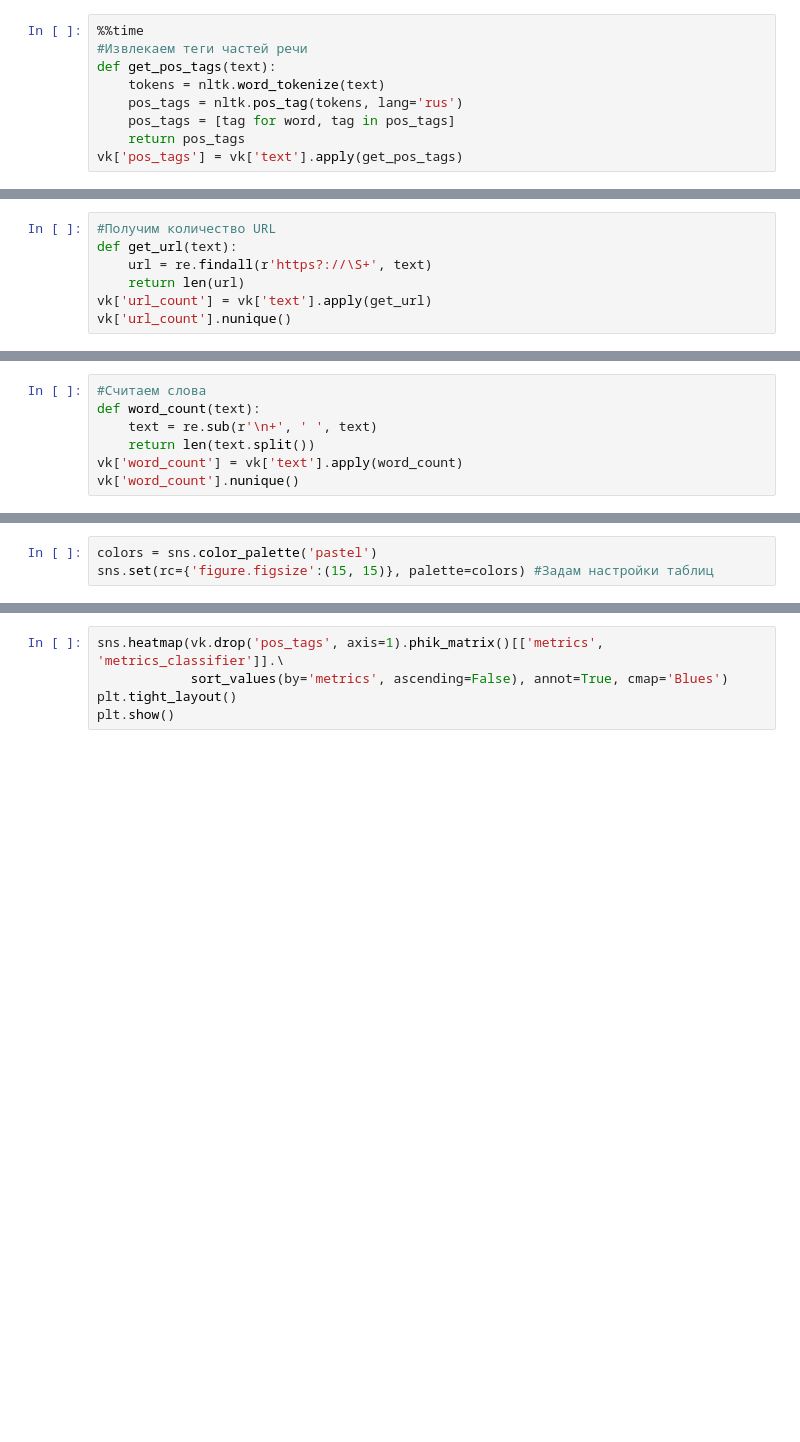
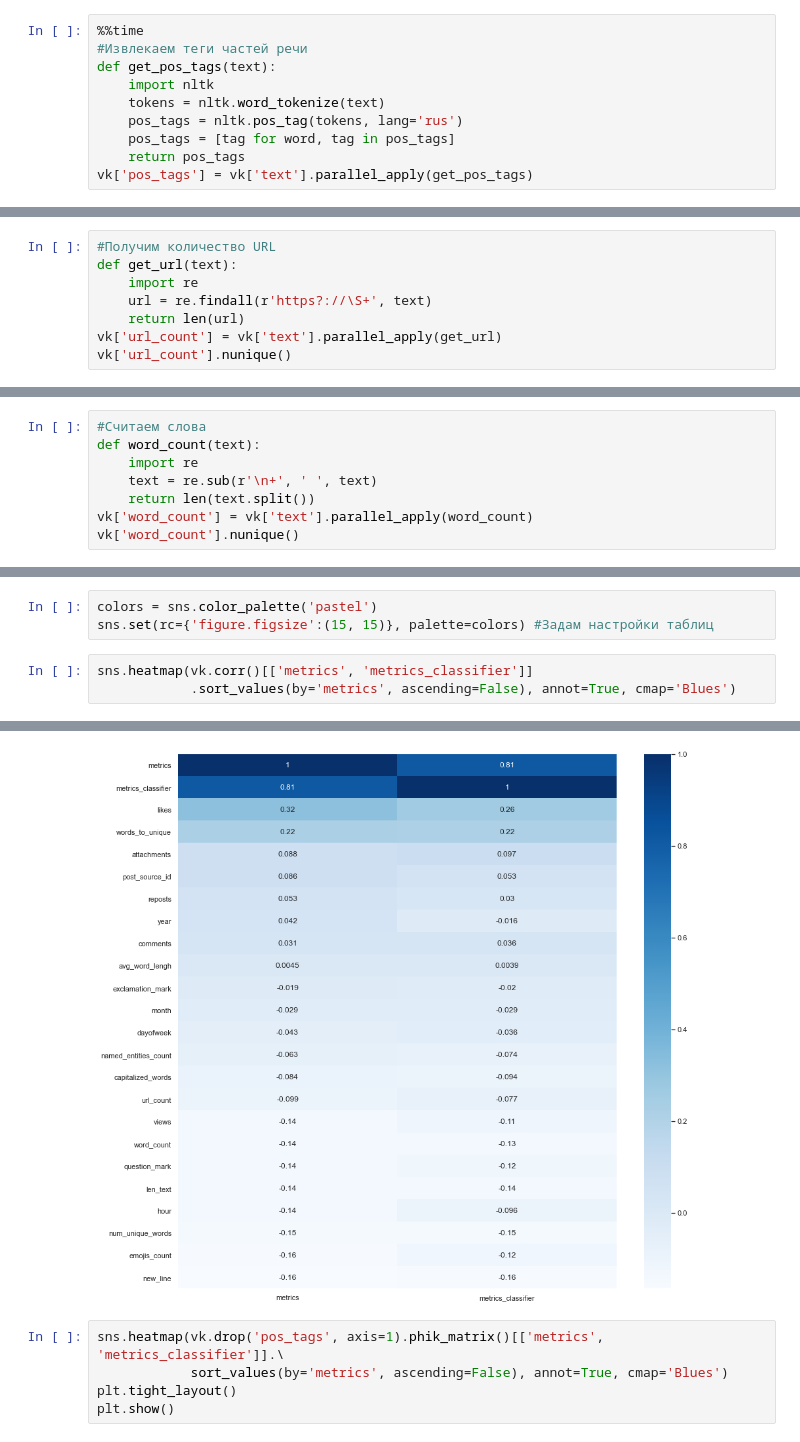
Before and after one commit to gennady671games/vk_nlp, a Jupyter notebook: social_networks2.ipynb, the cells around one changed output, grey strips where cells are left out. Saved outputs shown, nothing was run; the diff lists cells and outputs as text; blank space fills up the shorter version.

Commit message:
feature importances corrections

```diff
--- a/social_networks2.ipynb
+++ b/social_networks2.ipynb
@@ -118,9 +127,10 @@ vk['question_mark'].nunique()
 %%time
 #Извлекаем теги частей речи
 def get_pos_tags(text):
+    import nltk
     tokens = nltk.word_tokenize(text)
     pos_tags = nltk.pos_tag(tokens, lang='rus')
     pos_tags = [tag for word, tag in pos_tags]
     return pos_tags
-vk['pos_tags'] = vk['text'].apply(get_pos_tags)
+vk['pos_tags'] = vk['text'].parallel_apply(get_pos_tags)
 # %% [output]
@@ -144,8 +155,9 @@ Wall time: 8min 37s
 # %%
 #Получим количество URL
 def get_url(text):
+    import re
     url = re.findall(r'https?://\S+', text)
     return len(url)
-vk['url_count'] = vk['text'].apply(get_url)
+vk['url_count'] = vk['text'].parallel_apply(get_url)
 vk['url_count'].nunique()
 # %% [output]
@@ -153,8 +166,9 @@ vk['url_count'].nunique()
 # %%
 #Считаем слова
 def word_count(text):
+    import re
     text = re.sub(r'\n+', ' ', text)
     return len(text.split())
-vk['word_count'] = vk['text'].apply(word_count)
+vk['word_count'] = vk['text'].parallel_apply(word_count)
 vk['word_count'].nunique()
 # %% [output]
@@ -224,3 +239,7 @@ vk.head(15)
 # %%
 colors = sns.color_palette('pastel')
 sns.set(rc={'figure.figsize':(15, 15)}, palette=colors) #Задам настройки таблиц
+# %%
+sns.heatmap(vk.corr()[['metrics', 'metrics_classifier']]
+            .sort_values(by='metrics', ascending=False), annot=True, cmap='Blues')
+# %% [output]
@@ -227,3 +247,4 @@ sns.set(rc={'figure.figsize':(15, 15)}, palette=colors) #Задам настро
+[figure, added]
 # %%
 sns.heatmap(vk.drop('pos_tags', axis=1).phik_matrix()[['metrics', 'metrics_classifier']].\
             sort_values(by='metrics', ascending=False), annot=True, cmap='Blues')
```
Also changed, not shown: parts of 19 cells of this notebook, 1 other file.
